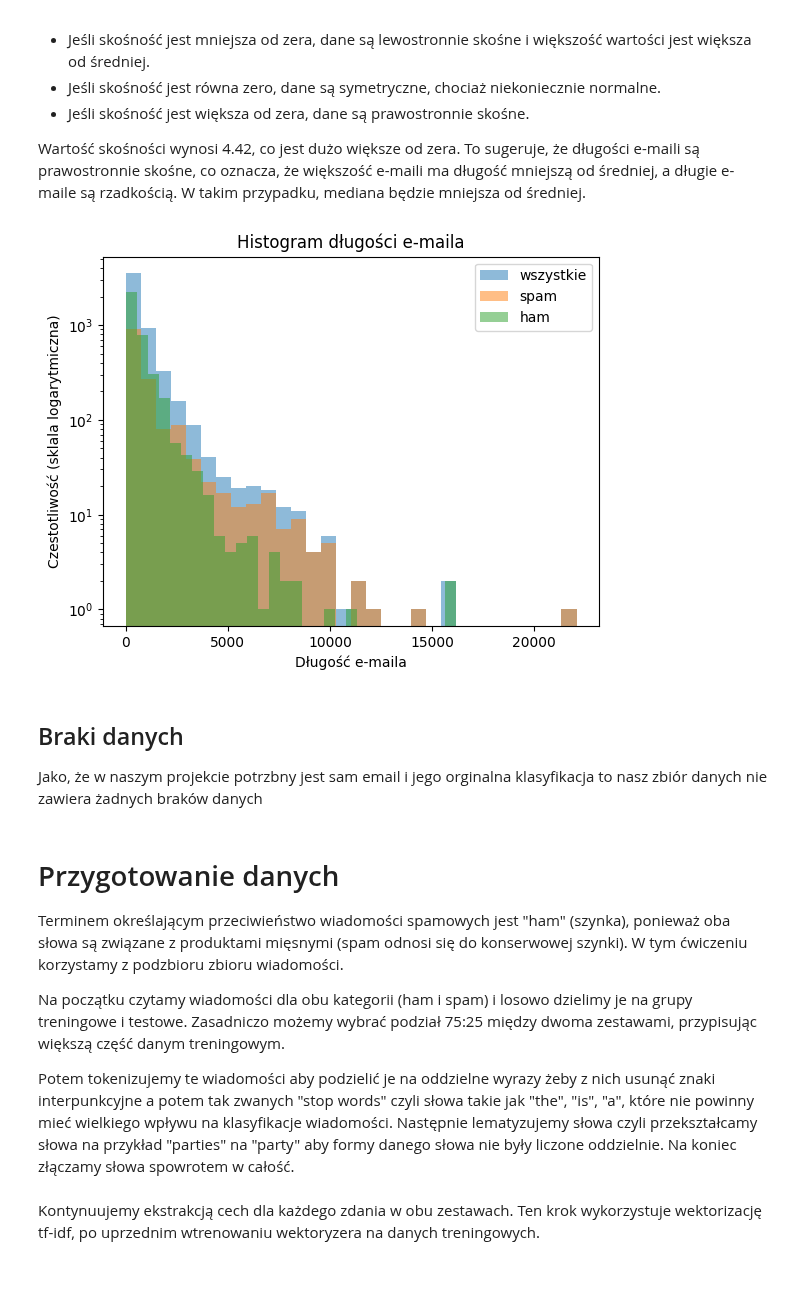
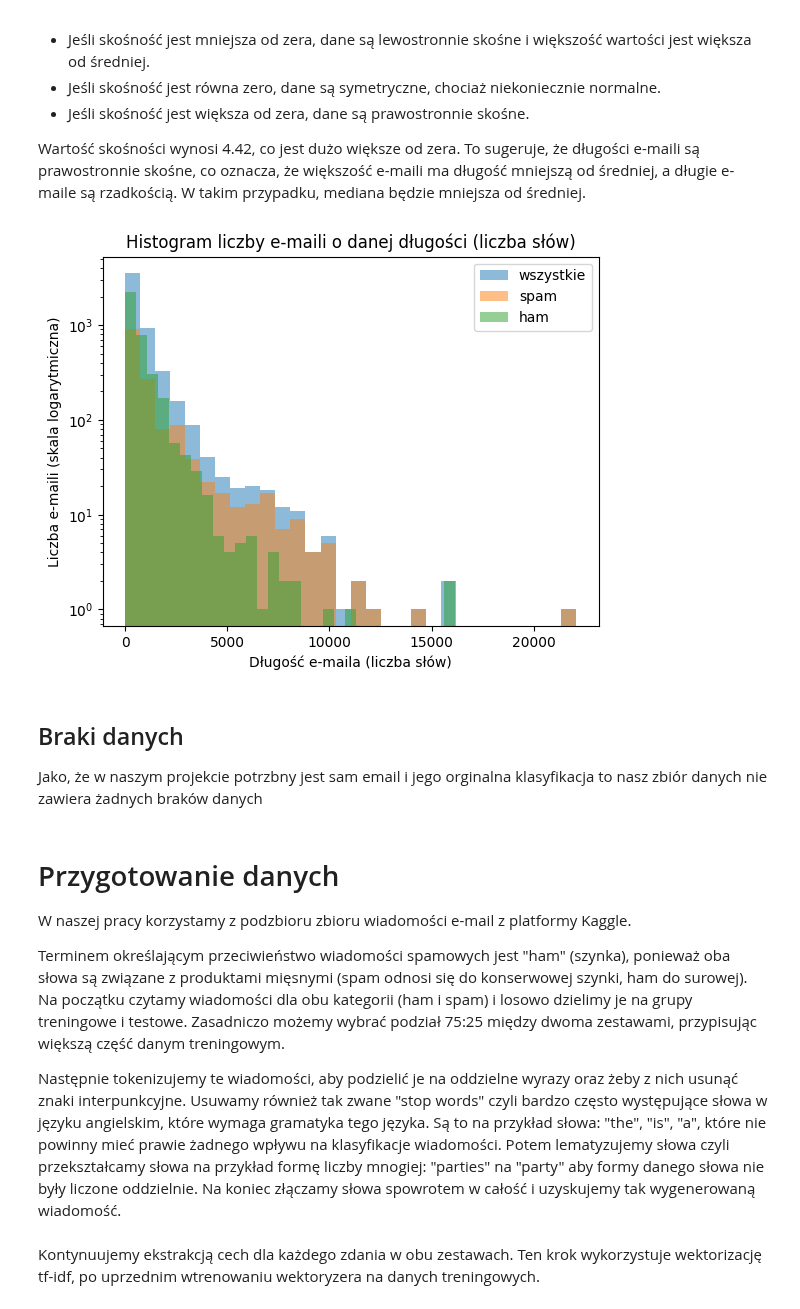
Before and after one commit to patrykzawadzkisggw/mad2, a Jupyter notebook: przyklad.ipynb, the cells around one changed output. Cells and saved outputs as stored; diff of their text form; code cells hidden in the pictures; blank space fills up the shorter version.

```diff
--- a/przyklad.ipynb
+++ b/przyklad.ipynb
@@ -182,18 +184,18 @@ Wartość skośności wynosi 4.42, co jest dużo większe od zera. To sugeruje,
 # %%
 import matplotlib.pyplot as plt
 
-# Narysuj histogramy dla każdej serii na tym samym wykresie.
+# Histogramy dla każdej serii na tym samym wykresie
 plt.hist([len(email) for email in dane['text']], bins=30, alpha=0.5, label='wszystkie', log=True)
 plt.hist([len(email) for email in spam_emails], bins=30, alpha=0.5, label='spam', log=True)
 plt.hist([len(email) for email in ham_emails], bins=30, alpha=0.5, label='ham', log=True)
 
-plt.title("Histogram długości e-maila")
-plt.xlabel("Długość e-maila")
-plt.ylabel("Czestotliwość (sklala logarytmiczna)")
-plt.legend(loc='upper right')  # dodaj legende.
+plt.title("Histogram liczby e-maili o danej długości (liczba słów)")
+plt.xlabel("Długość e-maila (liczba słów)")
+plt.ylabel("Liczba e-maili (skala logarytmiczna)")
+plt.legend(loc='upper right')
 plt.show()
 # %% [output]
-[figure, old version]
+[figure, new version]
 # %% [markdown]
 ## Braki danych
 
@@ -201,11 +203,12 @@ Jako, że w naszym projekcie potrzbny jest sam email i jego orginalna klasyfikac
 # %% [markdown]
 # Przygotowanie danych
 
-Terminem określającym przeciwieństwo wiadomości spamowych jest "ham" (szynka), ponieważ oba słowa są związane z produktami mięsnymi (spam odnosi się do konserwowej szynki). W tym ćwiczeniu korzystamy z podzbioru zbioru wiadomości.
+W naszej pracy korzystamy z podzbioru zbioru wiadomości e-mail z platformy Kaggle.
 
+Terminem określającym przeciwieństwo wiadomości spamowych jest "ham" (szynka), ponieważ oba słowa są związane z produktami mięsnymi (spam odnosi się do konserwowej szynki, ham do surowej).
 Na początku czytamy wiadomości dla obu kategorii (ham i spam) i losowo dzielimy je na grupy treningowe i testowe. Zasadniczo możemy wybrać podział 75:25 między dwoma zestawami, przypisując większą część danym treningowym.
 
-Potem tokenizujemy te wiadomości aby podzielić je na oddzielne wyrazy żeby z nich usunąć znaki interpunkcyjne a potem tak zwanych "stop words" czyli słowa takie jak "the", "is", "a", które nie powinny mieć wielkiego wpływu na klasyfikacje wiadomości. Następnie lematyzujemy słowa czyli przekształcamy słowa na przykład "parties" na "party" aby formy danego słowa nie były liczone oddzielnie. Na koniec złączamy słowa spowrotem w całość.
+Następnie tokenizujemy te wiadomości, aby podzielić je na oddzielne wyrazy oraz żeby z nich usunąć znaki interpunkcyjne. Usuwamy również tak zwane "stop words" czyli bardzo często występujące słowa w języku angielskim, które wymaga gramatyka tego języka. Są to na przykład słowa: "the", "is", "a", które nie powinny mieć prawie żadnego wpływu na klasyfikacje wiadomości. Potem lematyzujemy słowa czyli przekształcamy słowa na przykład formę liczby mnogiej: "parties" na "party" aby formy danego słowa nie były liczone oddzielnie. Na koniec złączamy słowa spowrotem w całość i uzyskujemy tak wygenerowaną wiadomość.
 # %%
 import pandas as pd
 from sklearn.model_selection import train_test_split
```
Also changed, not shown: parts of 21 cells of this notebook.
